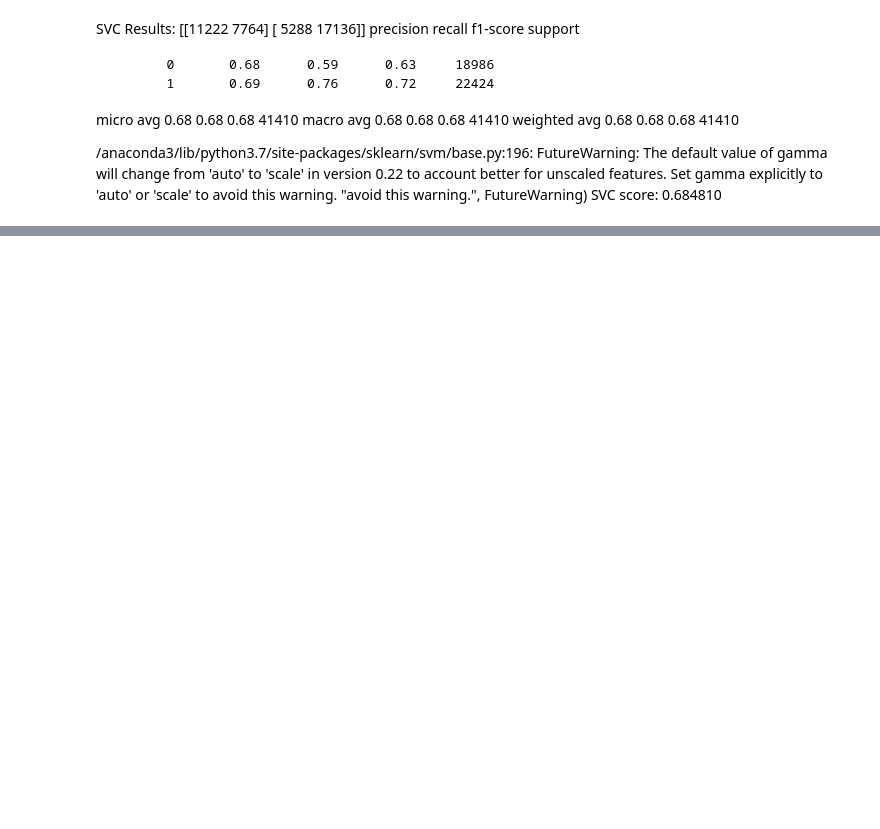
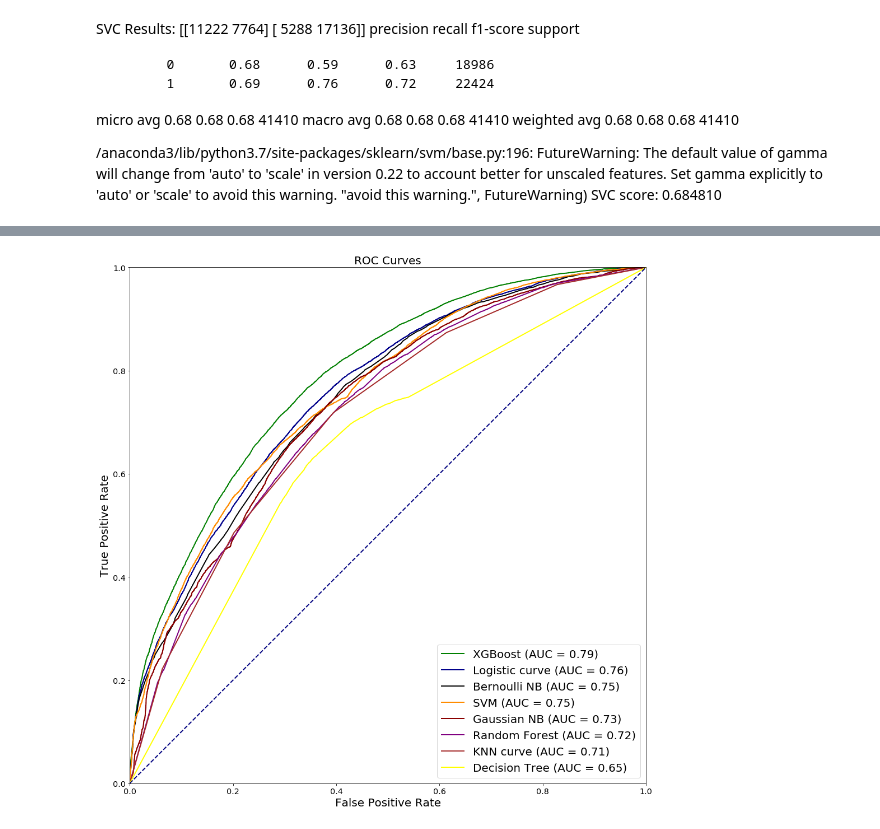
Before and after one commit to natashaborders-zz/Predicting_Kickstarter_Campaign_Success, a Jupyter notebook: Exploratory_Data_Analysis_Workbooks/Model_Comparison_Adding_XGBoost_Ensemble.ipynb, the cells around one changed output, grey strips where cells are left out. Cells and saved outputs as stored; diff of their text form; code cells hidden in the pictures; blank space fills up the shorter version.

```diff
--- a/Exploratory_Data_Analysis_Workbooks/Model_Comparison_Adding_XGBoost_Ensemble.ipynb
+++ b/Exploratory_Data_Analysis_Workbooks/Model_Comparison_Adding_XGBoost_Ensemble.ipynb
@@ -494,31 +575,33 @@ print(auc(xgBoost_fpr, xgBoost_tpr))
 # %%
 fig = plt.figure(figsize=(14,14))
 lw = 2
 
 plt.plot(xgBoost_fpr, xgBoost_tpr, color='green',
          lw=lw, label='XGBoost (AUC = %0.2f)' % roc_auc_xgBoost)
 plt.plot(logistic_fpr, logistic_tpr, color='darkblue',
          lw=lw, label='Logistic curve (AUC = %0.2f)' % roc_auc_logistic)
 plt.plot(bernoulli_fpr, bernoulli_tpr, color='black',
-         #lw=lw, label='Bernoulli NB (AUC = %0.2f)' % roc_auc_bernoulli)
-plt.plot(SVC_fpr, SVC_tpr, color='green',
-         #lw=lw, label='SVM (AUC = %0.2f)' % roc_auc_SVC)
+         lw=lw, label='Bernoulli NB (AUC = %0.2f)' % roc_auc_bernoulli)
+plt.plot(SVC_fpr, SVC_tpr, color='darkorange',
+         lw=lw, label='SVM (AUC = %0.2f)' % roc_auc_SVC)
 plt.plot(gaussian_fpr, gaussian_tpr, color='darkred',
-         #lw=lw, label='Gaussian NB (AUC = %0.2f)' % roc_auc_gaussian)
+         lw=lw, label='Gaussian NB (AUC = %0.2f)' % roc_auc_gaussian)
 plt.plot(forest_fpr, forest_tpr, color='purple',
-         #lw=lw, label='Random Forest (AUC = %0.2f)' % roc_auc_forest)
-plt.plot(knn_fpr, knn_tpr, color='darkorange',
-         #lw=lw, label='KNN curve (AUC = %0.2f)' % roc_auc_knn)
-plt.plot(tree_fpr, tree_tpr, color='brown',
-         #lw=lw, label='Decision Tree (AUC = %0.2f)' % roc_auc_tree)
+         lw=lw, label='Random Forest (AUC = %0.2f)' % roc_auc_forest)
+plt.plot(knn_fpr, knn_tpr, color='brown',
+         lw=lw, label='KNN curve (AUC = %0.2f)' % roc_auc_knn)
+plt.plot(tree_fpr, tree_tpr, color='yellow',
+         lw=lw, label='Decision Tree (AUC = %0.2f)' % roc_auc_tree)
 plt.plot([0, 1], [0, 1], color='navy', lw=lw, linestyle='--')
 plt.xlim([0.0, 1.0])
 plt.ylim([0.0, 1.0])
 plt.xlabel('False Positive Rate',fontsize = 20)
 plt.ylabel('True Positive Rate', fontsize = 20)
 plt.title('ROC Curves', fontsize = 20)
 plt.legend(loc="lower right", fontsize = 20)
 plt.tight_layout()
 plt.savefig('roc_curves_all_ALL.png')
 plt.savefig('roc_curves_svg_all_all.svg')
 plt.show()
+# %% [output]
+[figure, added]
```
Also changed, not shown: parts of 21 cells of this notebook, 3 other files.
